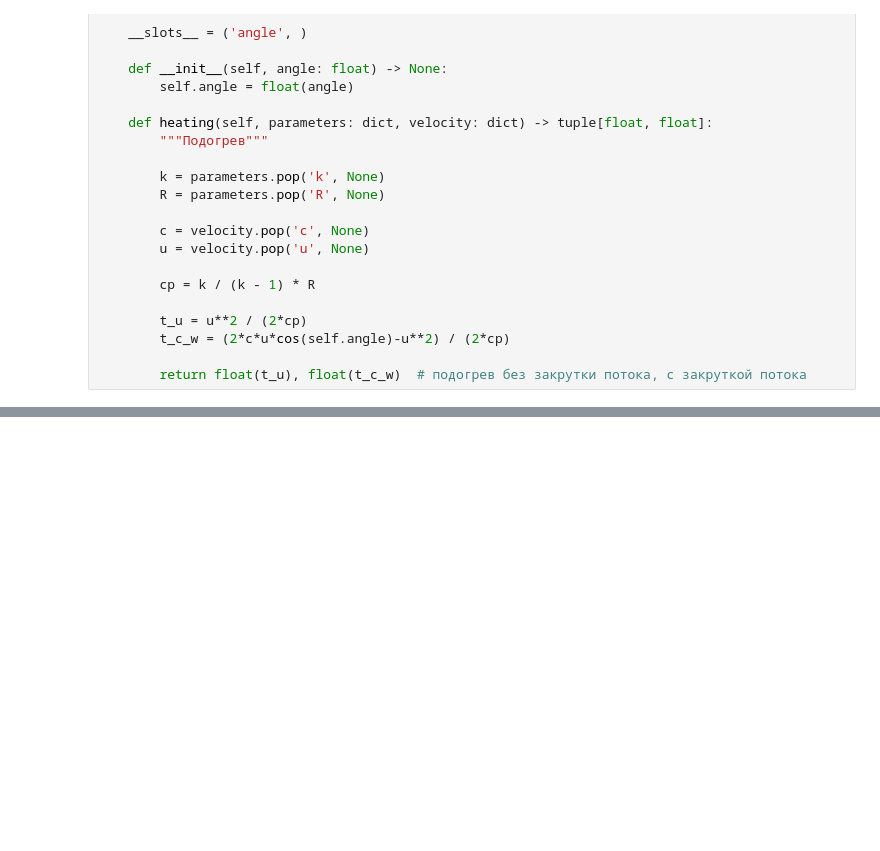
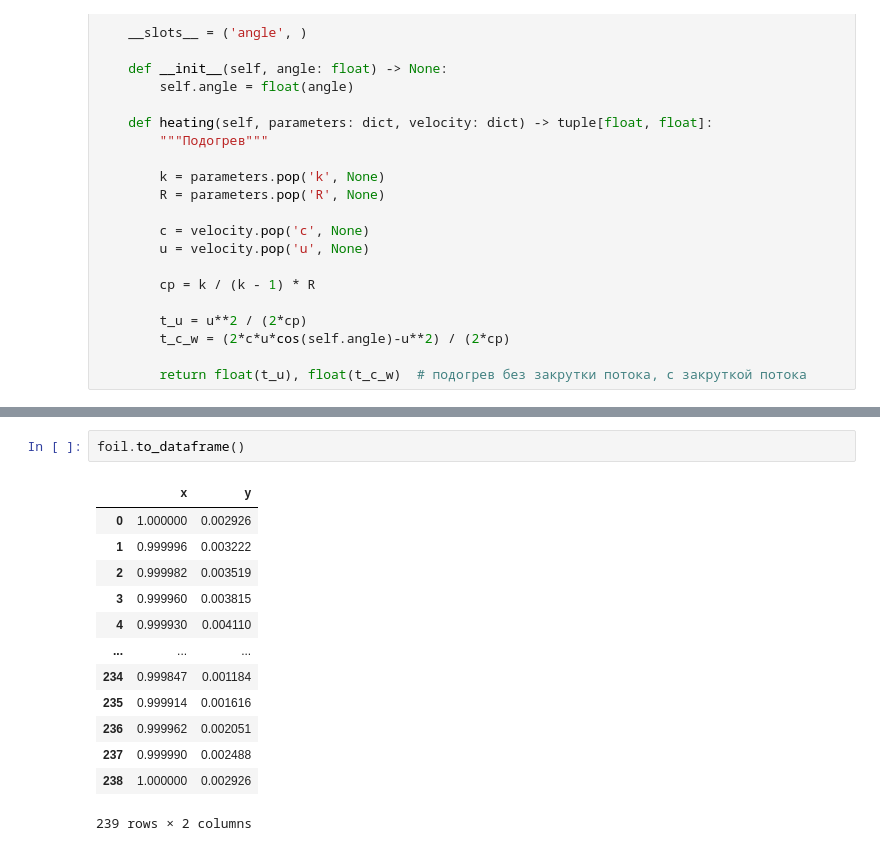
Before and after one commit to ParkhomenkoDV/gte, a Jupyter notebook: gte/twisting_stator.ipynb, the cells around one changed output, grey strips where cells are left out. Drawn from its saved outputs; the diff is of its cells as text; blank space fills up the shorter version.

```diff
--- a/gte/twisting_stator.ipynb
+++ b/gte/twisting_stator.ipynb
@@ -61,0 +137,16 @@ stator.heating({'R': R,'k': k}, {'c': c, 'u': u})
+# %%
+foil.to_dataframe()
+# %% [output]
+|  | x | y |
+| 0 | 1.000000 | 0.002926 |
+| 1 | 0.999996 | 0.003222 |
+| 2 | 0.999982 | 0.003519 |
+| 3 | 0.999960 | 0.003815 |
+| 4 | 0.999930 | 0.004110 |
+| ... | ... | ... |
+| 234 | 0.999847 | 0.001184 |
+| 235 | 0.999914 | 0.001616 |
+| 236 | 0.999962 | 0.002051 |
+| 237 | 0.999990 | 0.002488 |
+| 238 | 1.000000 | 0.002926 |
+239 rows × 2 columns
```
Also changed, not shown: parts of 8 cells of this notebook, 3 other files.
